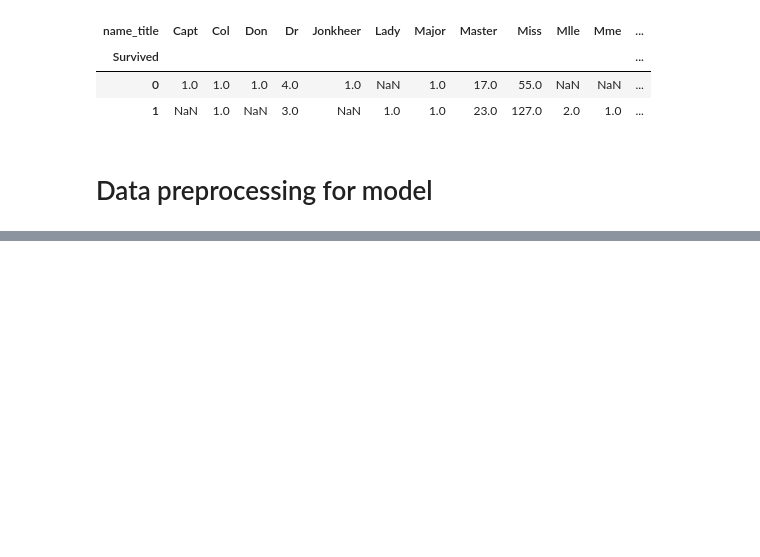
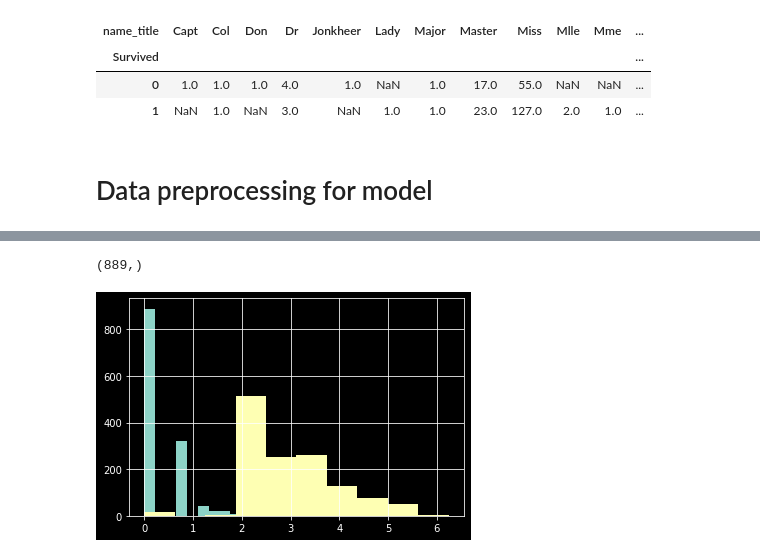
Before and after one commit to Daniil-Vl/titanic_disaster_analysis, a Jupyter notebook: titanic_disaster_analysis.ipynb, the cells around one changed output, grey strips where cells are left out. Saved outputs shown, nothing was run; the diff lists cells and outputs as text; code cells hidden in the pictures; blank space fills up the shorter version.

```diff
--- a/titanic_disaster_analysis.ipynb
+++ b/titanic_disaster_analysis.ipynb
@@ -6,4 +6,10 @@ import matplotlib.pyplot as plt
 # %%
 df_train = pd.read_csv('./data/train.csv')
 df_test = pd.read_csv('./data/test.csv')
+
+df_train['train_test'] = 1
+df_test['train_test'] = 0
+df_test['Survived'] = np.NaN
+
+all_data = pd.concat([df_train, df_test])
 # %%
@@ -355,0 +387,49 @@ pd.pivot_table(df_train, index='Survived', columns='name_title',
+# %%
+# create all categorical variables that we did above for both training and test sets
+
+all_data['cabin_multiple'] = all_data.Cabin.apply(
+    lambda x: 0 if pd.isna(x) else len(x.split(" ")))
+
+all_data['cabin_adv'] = all_data.Cabin.apply(
+    lambda x: str(x)[0])
+
+all_data['numeric_ticket'] = all_data.Ticket.apply(
+    lambda x: 1 if x.isnumeric() else 0)
+
+all_data['ticket_letters'] = all_data.Ticket.apply(
+    lambda x: ''.join(x.split(' ')[:-1]).replace('.', '').replace('/', '').lower() if len(x.split(' ')[:-1]) > 0 else 0)
+
+all_data['name_title'] = all_data.Name.apply(
+    lambda x: x.split(',')[1].split('.')[0].strip())
+
+
+# impute nulls for continuous data
+all_data.Age = all_data.Age.fillna(df_train.Age.median()) # Here also you can use mean value, because Age have normal distribution
+all_data.Fare = all_data.Fare.fillna(df_train.Fare.median())
+
+# drop null 'embarked' rows. Only 2 instances of this in training and 0 in test
+all_data.dropna(subset=['Embarked'], inplace=True)
+
+# tried log norm of sibsp (not used) ---------------------------------------
+all_data['norm_sibsp'] = np.log(all_data.SibSp+1)
+all_data['norm_sibsp'].hist()
+
+# log norm of fare (used)
+all_data['norm_fare'] = np.log(all_data.Fare+1)
+all_data['norm_fare'].hist()
+
+# converted fare to category for pd.get_dummies()
+all_data.Pclass = all_data.Pclass.astype(str)
+
+# created dummy variables from categories (also can use OneHotEncoder)
+all_dummies = pd.get_dummies(all_data[['Pclass', 'Sex', 'Age', 'SibSp', 'Parch', 'norm_fare',
+                             'Embarked', 'cabin_adv', 'cabin_multiple', 'numeric_ticket', 'name_title', 'train_test']])
+
+X_train = all_dummies[all_dummies.train_test == 1].drop(['train_test'], axis=1)
+X_test = all_dummies[all_dummies.train_test == 0].drop(['train_test'], axis=1)
+
+y_train = all_data[all_data.train_test == 1].Survived
+y_train.shape
+# %% [output]
+(889,)
+[figure, added]
```
Also changed, not shown: parts of 66 cells of this notebook, 7 other files.
